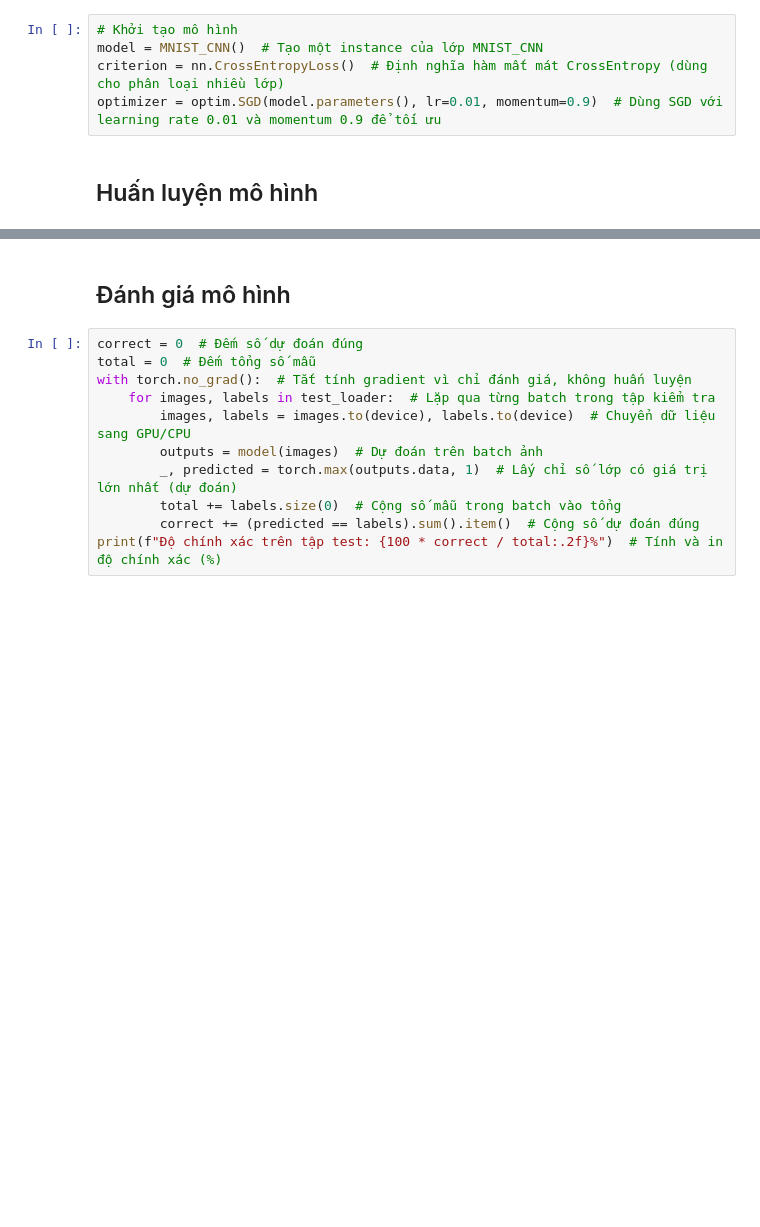
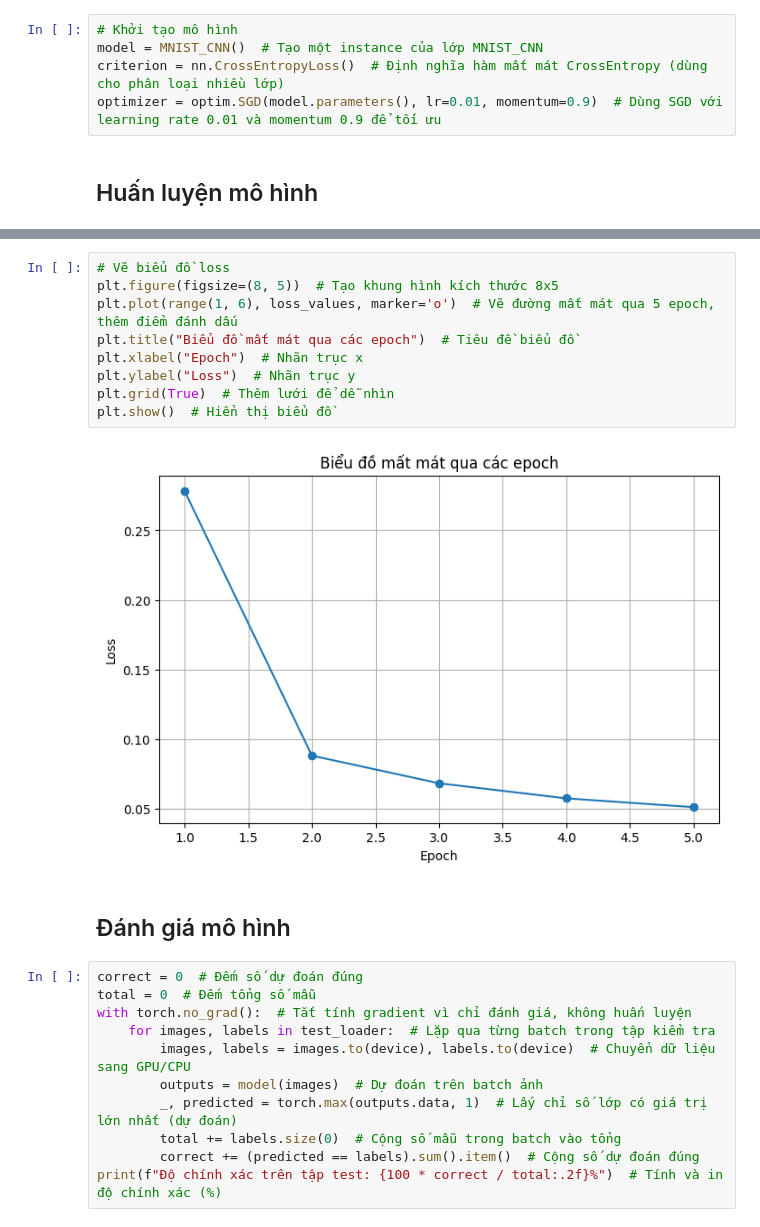
Before and after one commit to NotPeterDang/Tri-Te-Nhan-Tao, a Jupyter notebook: LAB05/CNN-LAB.ipynb, the cells around one changed output, grey strips where cells are left out. Cells and saved outputs as stored; diff of their text form; blank space fills up the shorter version.

```diff
--- a/LAB05/CNN-LAB.ipynb
+++ b/LAB05/CNN-LAB.ipynb
@@ -632,3 +580,14 @@ plt.show()
+# %%
+# Vẽ biểu đồ loss
+plt.figure(figsize=(8, 5))  # Tạo khung hình kích thước 8x5
+plt.plot(range(1, 6), loss_values, marker='o')  # Vẽ đường mất mát qua 5 epoch, thêm điểm đánh dấu
+plt.title("Biểu đồ mất mát qua các epoch")  # Tiêu đề biểu đồ
+plt.xlabel("Epoch")  # Nhãn trục x
+plt.ylabel("Loss")  # Nhãn trục y
+plt.grid(True)  # Thêm lưới để dễ nhìn
+plt.show()  # Hiển thị biểu đồ
+# %% [output]
+[figure, added]
 # %% [markdown]
 ## Đánh giá mô hình
 # %%
```
Also changed, not shown: parts of 6 cells of this notebook.
